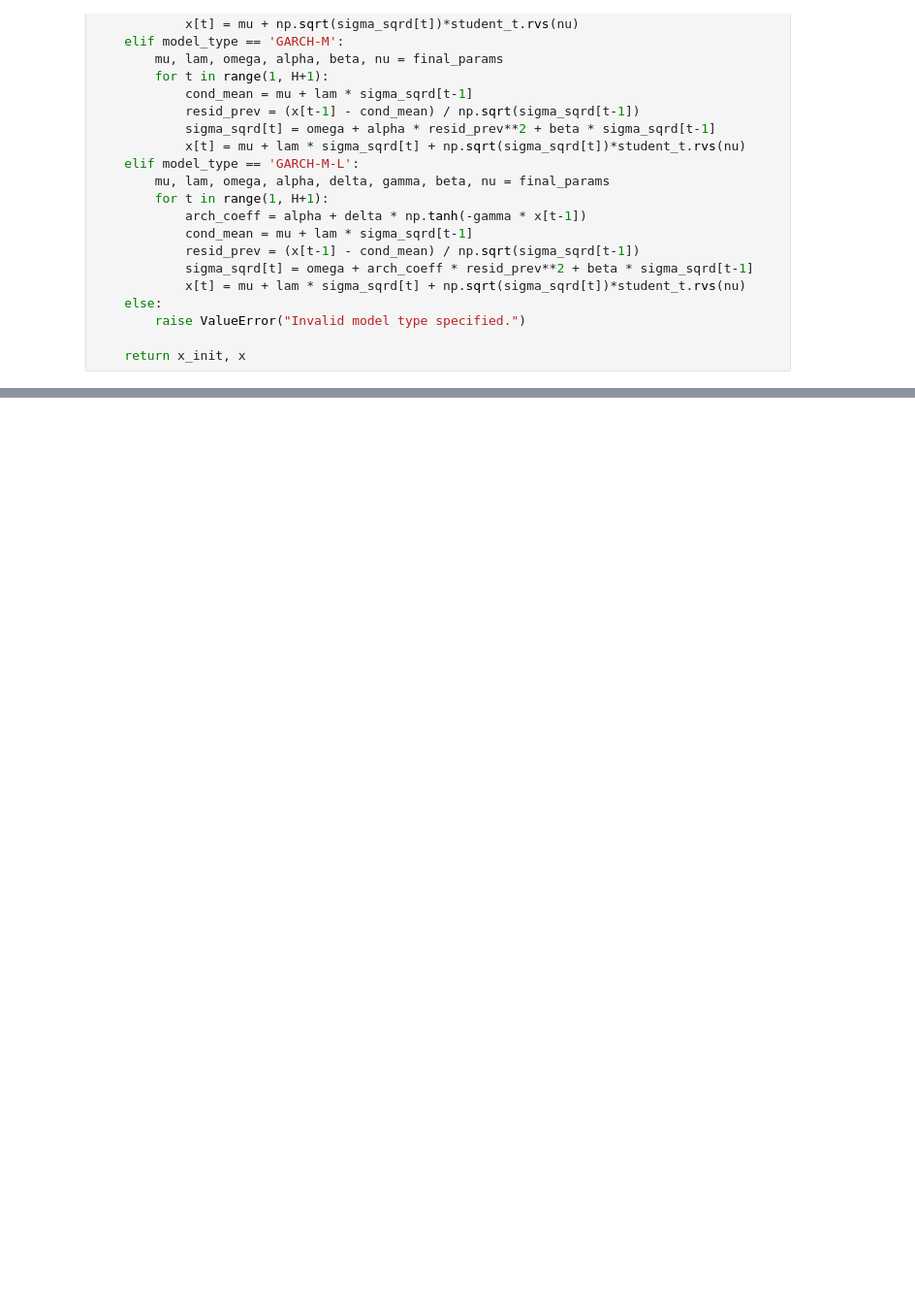
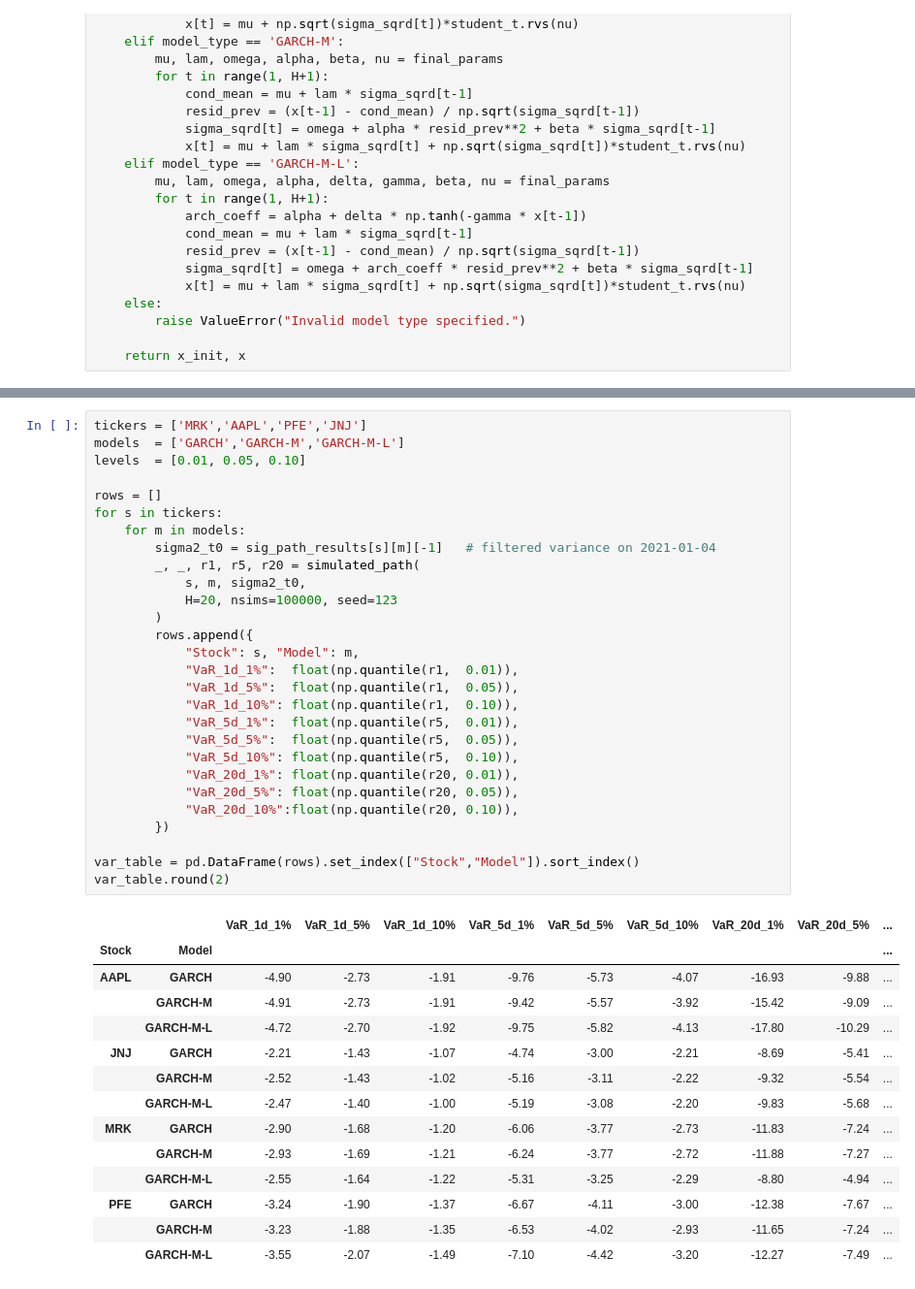
Before and after one commit to avril-rdgz/E_EORM_AECTR, a Jupyter notebook: GA1_Q6_WIP.ipynb, the cells around one changed output, grey strips where cells are left out. Shown at 97% size. Cells and saved outputs as stored; diff of their text form; blank space fills up the shorter version.

Commit message:
Q6 and table

```diff
--- a/GA1_Q6_WIP.ipynb
+++ b/GA1_Q6_WIP.ipynb
@@ -957,0 +976,43 @@ def simulated_path(ticker, model_type, sigma_sqrd_t0, H=5, nsims=20000):
+# %%
+tickers = ['MRK','AAPL','PFE','JNJ']
+models  = ['GARCH','GARCH-M','GARCH-M-L']
+levels  = [0.01, 0.05, 0.10]
+
+rows = []
+for s in tickers:
+    for m in models:
+        sigma2_t0 = sig_path_results[s][m][-1]   # filtered variance on 2021-01-04
+        _, _, r1, r5, r20 = simulated_path(
+            s, m, sigma2_t0,
+            H=20, nsims=100000, seed=123
+        )
+        rows.append({
+            "Stock": s, "Model": m,
+            "VaR_1d_1%":  float(np.quantile(r1,  0.01)),
+            "VaR_1d_5%":  float(np.quantile(r1,  0.05)),
+            "VaR_1d_10%": float(np.quantile(r1,  0.10)),
+            "VaR_5d_1%":  float(np.quantile(r5,  0.01)),
+            "VaR_5d_5%":  float(np.quantile(r5,  0.05)),
+            "VaR_5d_10%": float(np.quantile(r5,  0.10)),
+            "VaR_20d_1%": float(np.quantile(r20, 0.01)),
+            "VaR_20d_5%": float(np.quantile(r20, 0.05)),
+            "VaR_20d_10%":float(np.quantile(r20, 0.10)),
+        })
+
+var_table = pd.DataFrame(rows).set_index(["Stock","Model"]).sort_index()
+var_table.round(2)
+# %% [output]
+|  |  | VaR_1d_1% | VaR_1d_5% | VaR_1d_10% | VaR_5d_1% | VaR_5d_5% | VaR_5d_10% | VaR_20d_1% | VaR_20d_5% | ... |
+| Stock | Model |  |  |  |  |  |  |  |  | ... |
+| AAPL | GARCH | -4.90 | -2.73 | -1.91 | -9.76 | -5.73 | -4.07 | -16.93 | -9.88 | ... |
+|  | GARCH-M | -4.91 | -2.73 | -1.91 | -9.42 | -5.57 | -3.92 | -15.42 | -9.09 | ... |
+|  | GARCH-M-L | -4.72 | -2.70 | -1.92 | -9.75 | -5.82 | -4.13 | -17.80 | -10.29 | ... |
+| JNJ | GARCH | -2.21 | -1.43 | -1.07 | -4.74 | -3.00 | -2.21 | -8.69 | -5.41 | ... |
+|  | GARCH-M | -2.52 | -1.43 | -1.02 | -5.16 | -3.11 | -2.22 | -9.32 | -5.54 | ... |
+|  | GARCH-M-L | -2.47 | -1.40 | -1.00 | -5.19 | -3.08 | -2.20 | -9.83 | -5.68 | ... |
+| MRK | GARCH | -2.90 | -1.68 | -1.20 | -6.06 | -3.77 | -2.73 | -11.83 | -7.24 | ... |
+|  | GARCH-M | -2.93 | -1.69 | -1.21 | -6.24 | -3.77 | -2.72 | -11.88 | -7.27 | ... |
+|  | GARCH-M-L | -2.55 | -1.64 | -1.22 | -5.31 | -3.25 | -2.29 | -8.80 | -4.94 | ... |
+| PFE | GARCH | -3.24 | -1.90 | -1.37 | -6.67 | -4.11 | -3.00 | -12.38 | -7.67 | ... |
+|  | GARCH-M | -3.23 | -1.88 | -1.35 | -6.53 | -4.02 | -2.93 | -11.65 | -7.24 | ... |
+|  | GARCH-M-L | -3.55 | -2.07 | -1.49 | -7.10 | -4.42 | -3.20 | -12.27 | -7.49 | ... |
```
Also changed, not shown: parts of 9 cells of this notebook, 5 other files.
